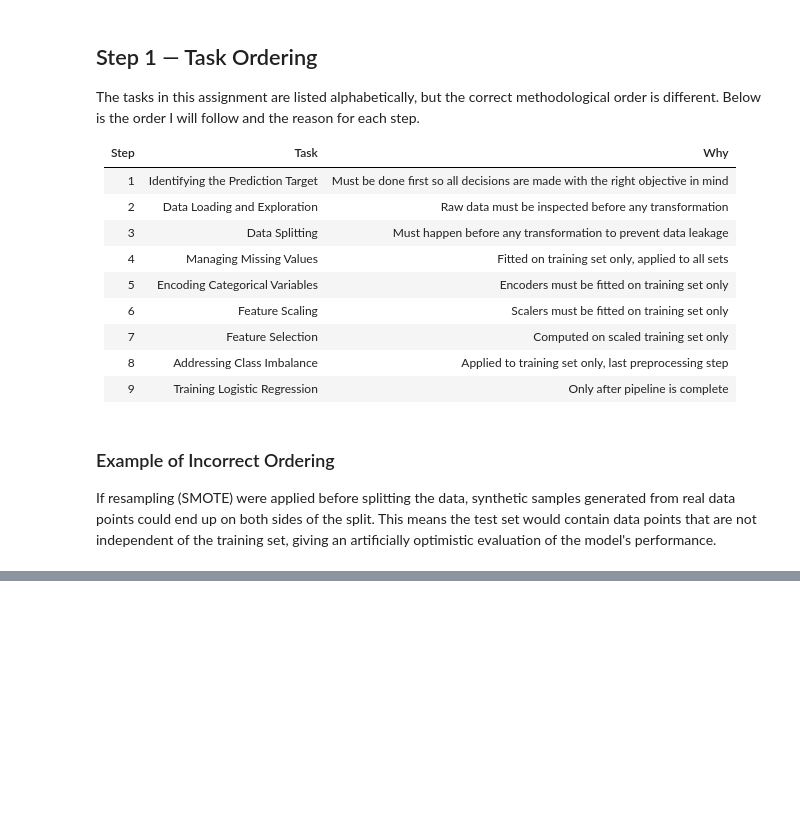
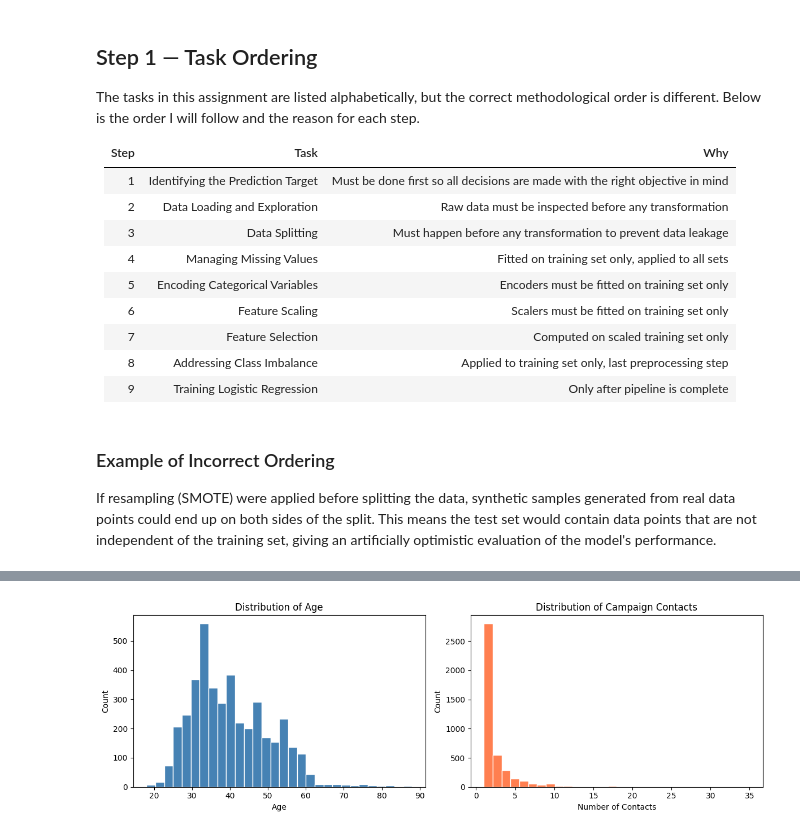
Before and after one commit to nika140906/ML-fundamentals-2026, a Jupyter notebook: assignment_1_Nikoloz_Chachia.ipynb, the cells around one changed output, grey strips where cells are left out. Drawn from its saved outputs; the diff is of its cells as text; code cells hidden in the pictures; blank space fills up the shorter version.

```diff
--- a/assignment_1_Nikoloz_Chachia.ipynb
+++ b/assignment_1_Nikoloz_Chachia.ipynb
@@ -29,0 +51,10 @@ an artificially optimistic evaluation of the model's performance.
+# %%
+import pandas as pd
+import matplotlib.pyplot as plt
+import seaborn as sns
+
+# Load the dataset
+df = pd.read_csv('bank-additional.csv', sep=';')
+
+# Display first few rows
+df.head()
@@ -29,0 +179,20 @@ an artificially optimistic evaluation of the model's performance.
+# %%
+# Visualize two numerical variables
+fig, axes = plt.subplots(1, 2, figsize=(12, 4))
+
+# Age distribution
+axes[0].hist(df['age'], bins=30, color='steelblue', edgecolor='white')
+axes[0].set_title('Distribution of Age')
+axes[0].set_xlabel('Age')
+axes[0].set_ylabel('Count')
+
+# Campaign distribution
+axes[1].hist(df['campaign'], bins=30, color='coral', edgecolor='white')
+axes[1].set_title('Distribution of Campaign Contacts')
+axes[1].set_xlabel('Number of Contacts')
+axes[1].set_ylabel('Count')
+
+plt.tight_layout()
+plt.show()
+# %% [output]
+[figure, added]
```
Also changed, not shown: parts of 12 cells of this notebook.
